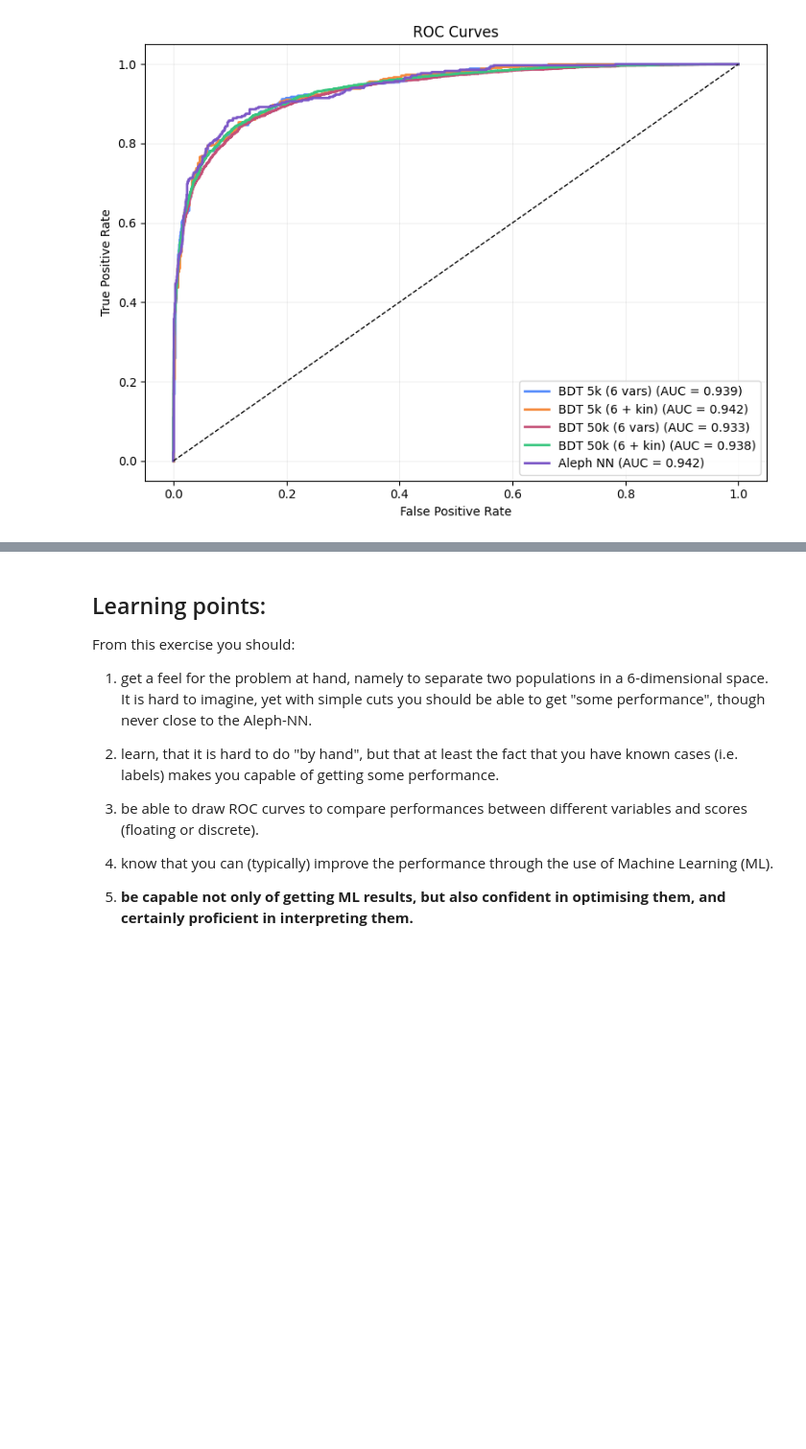
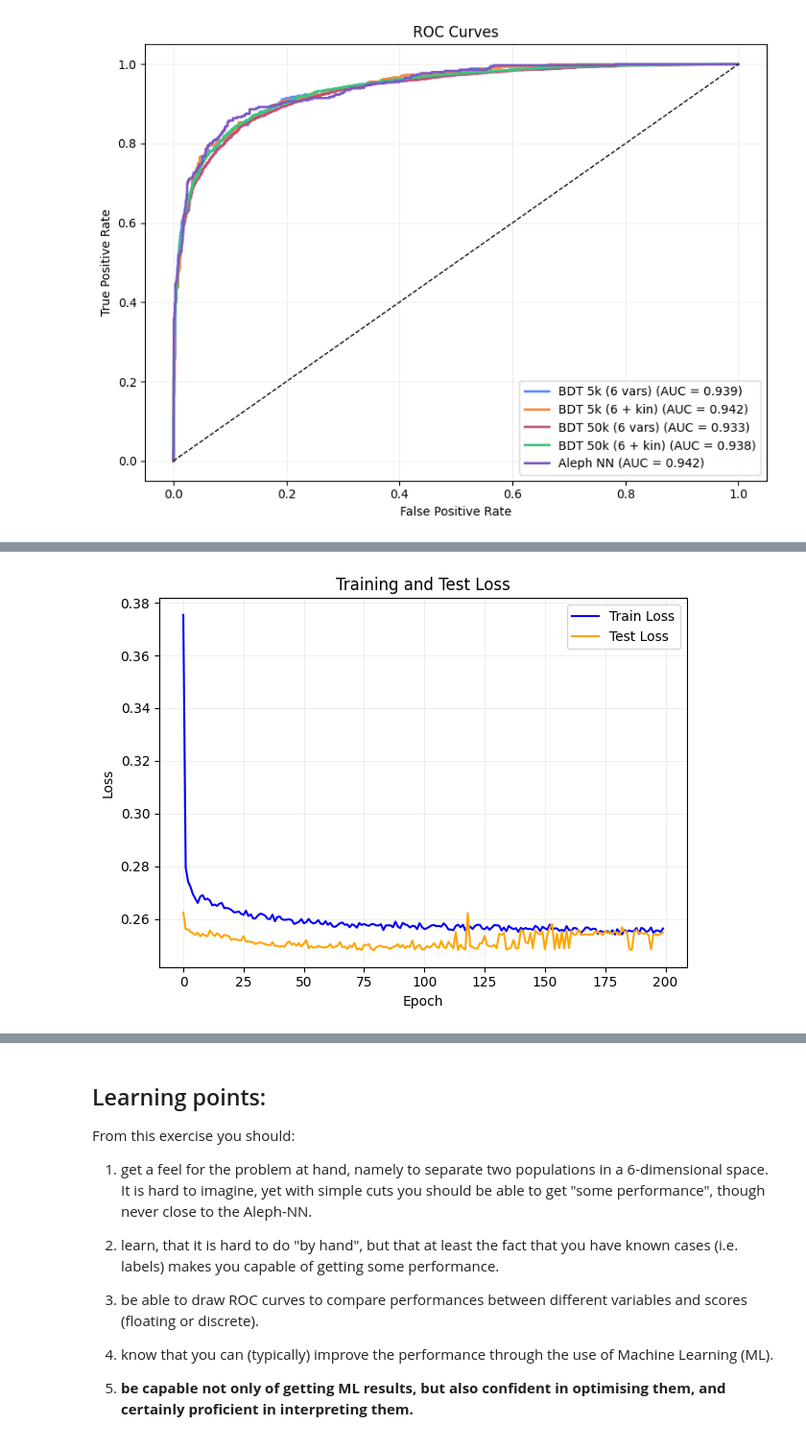
Before and after one commit to stupidodie/AppliedML2026, a Jupyter notebook: Week1/BjetSelection_original.ipynb, the cells around one changed output, grey strips where cells are left out. Shown at 96% size. Saved outputs shown, nothing was run; the diff lists cells and outputs as text; code cells hidden in the pictures; blank space fills up the shorter version.

```diff
--- a/Week1/BjetSelection_original.ipynb
+++ b/Week1/BjetSelection_original.ipynb
@@ -493,0 +600,95 @@ Aleph NN                AUC: 0.9421
+# %%
+import numpy as np
+import pandas as pd
+import torch
+import torch.nn as nn
+import torch.optim as optim
+from sklearn.model_selection import train_test_split
+from sklearn.metrics import roc_curve, auc
+import matplotlib.pyplot as plt
+import tqdm
+device = torch.device("cuda:0" if torch.cuda.is_available() else "cpu")
+data = pd.DataFrame(np.genfromtxt('AlephBtag_MC_train_Nev50000.csv', names=True))
+X = data[['prob_b', 'spheri', 'pt2rel', 'multip', 'bqvjet', 'ptlrel']].values
+y = data['isb'].values
+X_train, X_test, y_train, y_test, idx_train, idx_test = train_test_split(
+    X, y, np.arange(len(y)), test_size=0.3, random_state=42
+)
+X_train = torch.tensor(X_train, dtype=torch.float32).to(device)
+X_test = torch.tensor(X_test, dtype=torch.float32).to(device)
+y_train = torch.tensor(y_train, dtype=torch.float32).to(device)
+y_test = torch.tensor(y_test, dtype=torch.float32).to(device)
+model = nn.Sequential(
+    nn.Linear(6, 16),
+    nn.ReLU(),
+    nn.Linear(16, 32),
+    nn.ReLU(),
+    nn.Dropout(0.3),
+    nn.Linear(32, 16),
+    nn.ReLU(),
+    nn.Dropout(0.3),
+    nn.Linear(16, 1),
+    nn.Sigmoid()
+).to(device)
+criterion = nn.BCELoss()
+optimizer = optim.Adam(model.parameters(), lr=1e-3)
+epochs = 200
+batch_size = 64
+train_losses = []
+test_losses = []
+for epoch in tqdm.tqdm(range(epochs)):
+    model.train()
+    indices = torch.randperm(len(X_train))
+    epoch_loss = 0
+    for i in range(0, len(X_train), batch_size):
+        idx = indices[i:i+batch_size]
+        X_batch, y_batch = X_train[idx], y_train[idx]
+        optimizer.zero_grad()
+        outputs = model(X_batch).squeeze()
+        loss = criterion(outputs, y_batch)
+        loss.backward()
+        optimizer.step()
+        epoch_loss += loss.item()
+    train_losses.append(epoch_loss / (len(X_train) / batch_size))
+    model.eval()
+    with torch.no_grad():
+        test_loss = criterion(model(X_test).squeeze(), y_test).item()
+    test_losses.append(test_loss)
+    if (epoch + 1) % 20 == 0:
+        print(f'Epoch [{epoch+1}/{epochs}], Train Loss: {train_losses[-1]:.4f}, Test Loss: {test_losses[-1]:.4f}')
+plt.figure()
+plt.plot(train_losses, label='Train Loss', color='blue')
+plt.plot(test_losses, label='Test Loss', color='orange')
+plt.xlabel('Epoch')
+plt.ylabel('Loss')
+plt.title('Training and Test Loss')
+plt.legend()
+plt.grid(alpha=0.3)
+plt.tight_layout()
+plt.savefig('loss_curve.png', dpi=150)
+plt.show()
+
+model.eval()
+with torch.no_grad():
+    y_pred = model(X_test).squeeze().cpu().numpy()
+    y_true = y_test.cpu().numpy()
+fpr, tpr, _ = roc_curve(y_true, y_pred)
+roc_auc = auc(fpr, tpr)
+# Compare with Aleph NN
+y_nn = data['nnbjet'].iloc[idx_test].values
+auc_nn = roc_auc_score(y_true, y_nn)
+fpr_nn, tpr_nn, _ = roc_curve(y_true, y_nn)
+plt.figure()
+plt.plot(fpr, tpr, lw=2, label=f'PyTorch NN (AUC = {roc_auc:.4f})')
+plt.plot(fpr_nn, tpr_nn, lw=2, label=f'Aleph NN (AUC = {auc_nn:.4f})')
+plt.plot([0, 1], [0, 1], color='navy', lw=2, linestyle='--')
+plt.xlim([0.0, 1.0])
+plt.ylim([0.0, 1.05])
+plt.xlabel('False Positive Rate')
+plt.ylabel('True Positive Rate')
+plt.title('ROC Curve - B-tagging Neural Network 50k')
+plt.legend(loc='lower right')
+plt.grid(alpha=0.3)
+plt.tight_layout()
+plt.show()
+# %% [output]
@@ -493,0 +705 @@ Aleph NN                AUC: 0.9421
+[figure, added]
```
Also changed, not shown: parts of 5 cells of this notebook.
